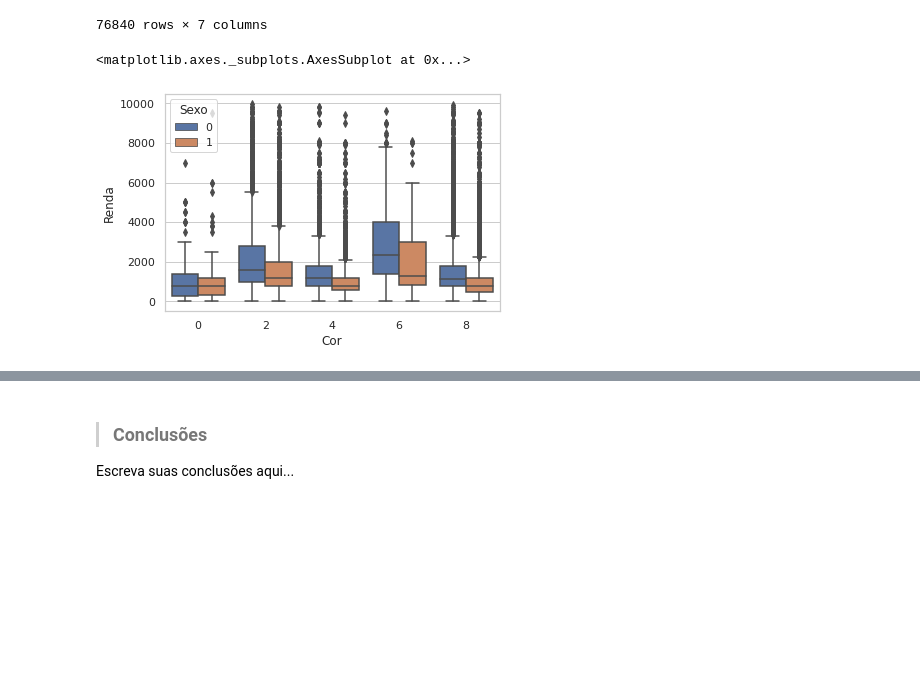
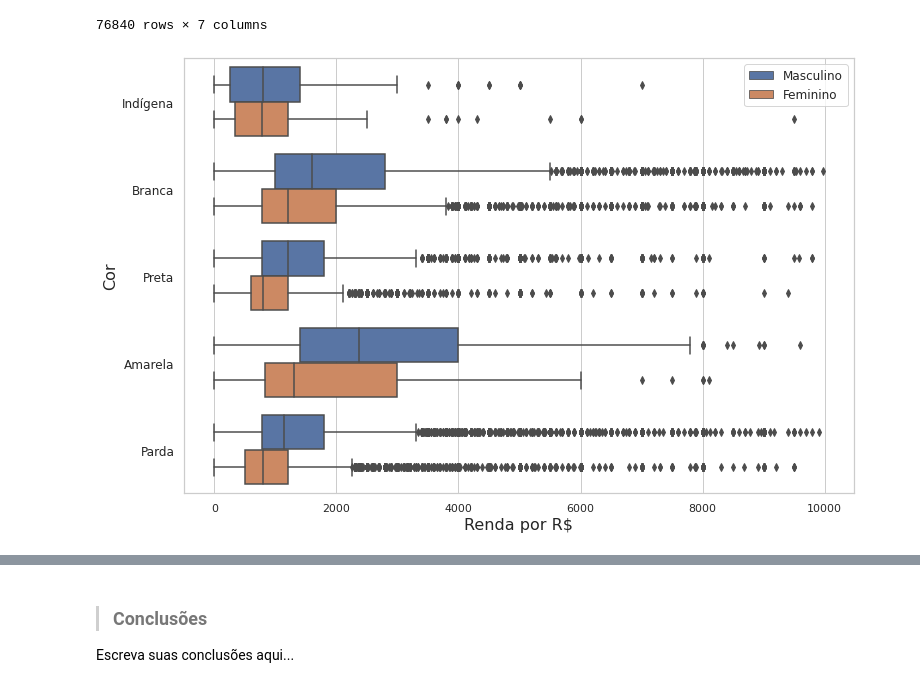
Before and after one commit to ziggy-data/PNAD_com_python, a Jupyter notebook: Análise_Descritiva.ipynb, the cells around one changed output, grey strips where cells are left out. Drawn from its saved outputs; the diff is of its cells as text; code cells hidden in the pictures; blank space fills up the shorter version.

```diff
--- a/Análise_Descritiva.ipynb
+++ b/Análise_Descritiva.ipynb
@@ -556,9 +542,16 @@ dados.rename(columns= cor)
 | 76838 | 53 | 0 | 57 | 8 | 4 | 1500 | 1.726344 |
 | 76839 | 53 | 0 | 38 | 8 | 4 | 900 | 1.658305 |
 76840 rows × 7 columns
-# %%
-
-sns.boxplot(data = dados.query("Renda<10000"),x='Cor',y='Renda', hue='Sexo')
-# %% [output]
-<matplotlib.axes._subplots.AxesSubplot at 0x...>
-[figure, removed]
+# %%
+box = sns.boxplot(data = dados.query("Renda<10000"),x='Renda', y='Cor', hue='Sexo', orient='h')
+box.figure.set_size_inches(12,8)
+box.set_xlabel('Renda por R$', fontsize=16)
+box.set_ylabel('Cor', fontsize=16)
+
+box.set_yticklabels(['Indígena','Branca','Preta','Amarela','Parda','Sem declaração'],fontsize=12)
+handles, _ = box.get_legend_handles_labels()
+box.legend(handles,['Masculino','Feminino'], fontsize=12)
+
+plt.show()
+# %% [output]
+[figure, added]
```
Also changed, not shown: parts of 41 cells of this notebook.
